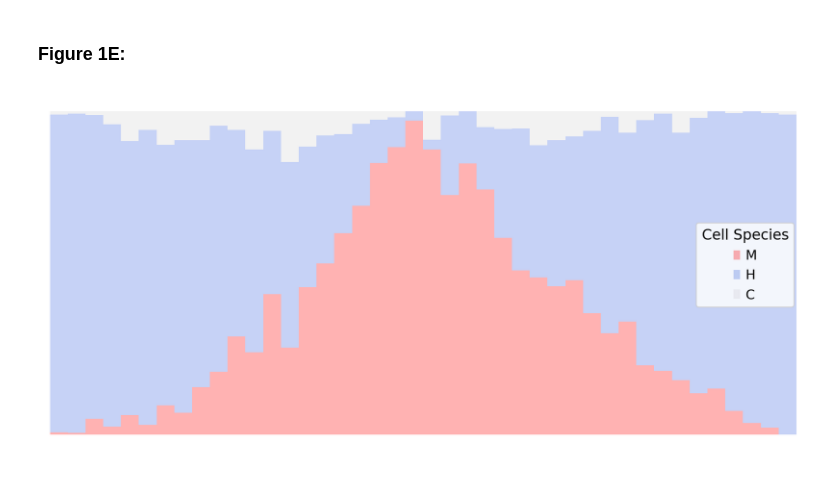
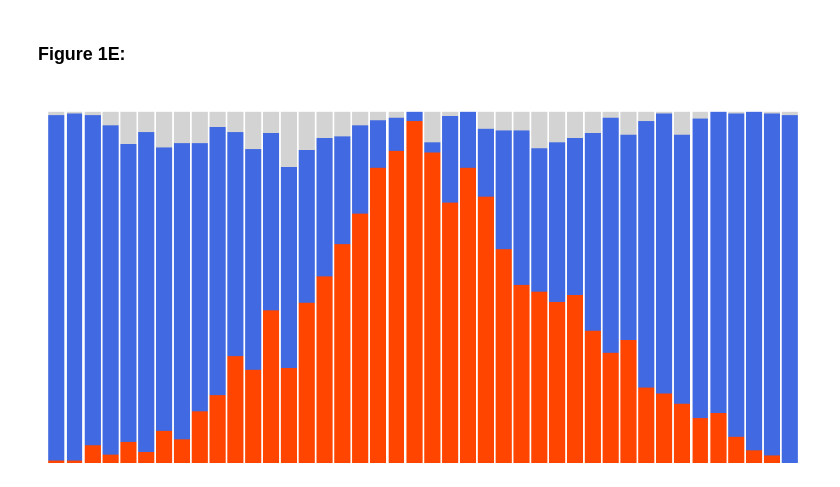
Before and after one commit to yelabucsf/spatial, a Jupyter notebook: notebooks/figures/XYZeq_fig1.ipynb, the cells around one changed output. Cells and saved outputs as stored; diff of their text form; code cells hidden in the pictures.

```diff
--- a/notebooks/figures/XYZeq_fig1.ipynb
+++ b/notebooks/figures/XYZeq_fig1.ipynb
@@ -185,0 +190,11 @@ np.median(adata[adata.obs['cell_call']=='M'].obs.n_genes)
+# %%
+plt.rcParams['figure.figsize'] = [14, 14]
+
+sns.violinplot(data=adata[adata.obs['cell_call'] != 'C'].obs,
+               x='cell_call',
+               y='n_genes',
+               palette=['royalblue', 'orangered']
+              )
+
+#plt.axis('off')
+plt.grid(False)
@@ -226,14 +212,37 @@ df_bar=df_bar[['M','H','C']]
+# %%
+##read barcode map and attach coordinates to adata
+
+
+plate_map = "/Users/derekbogdanoff/projects/XYZeq/plate23_map.csv"
+
+spatial_map=pd.read_csv(plate_map,
+                        header=None,
+                        names=['barcode', 'X', 'Y']
+                       )
+
+adata.obs = adata.obs.reset_index().merge(spatial_map, on='barcode',how='left').set_index('index')
+# %%
+df = adata.obs.groupby('X')['cell_call'].value_counts(['']).unstack()
+df.columns.name='Cell Species'
+df=df[['M','H','C']]
 # %%
-barplot_cmap=mpl.colors.ListedColormap(['red','royalblue','lightgrey'])
+barplot_cmap=mpl.colors.ListedColormap(['orangered','royalblue','lightgrey'])
 # %% [markdown]
 ### Figure 1E:
 # %%
-df_bar.plot.bar(stacked=True,
-                width=1,
+plt.rcParams['figure.figsize'] = [16, 8]
+
+
+df.plot.bar(stacked=True,
+                width=0.9,
                 cmap=barplot_cmap,
                 ecolor='white',
-               alpha=.3, figsize=(13, 6))
+              # alpha=.6,
+                legend=None
+               )
+
+
 plt.axis('off')
 plt.grid(False)
 # %% [output]
-[figure, old version]
+[figure, new version]
```
Also changed, not shown: parts of 36 cells of this notebook.
